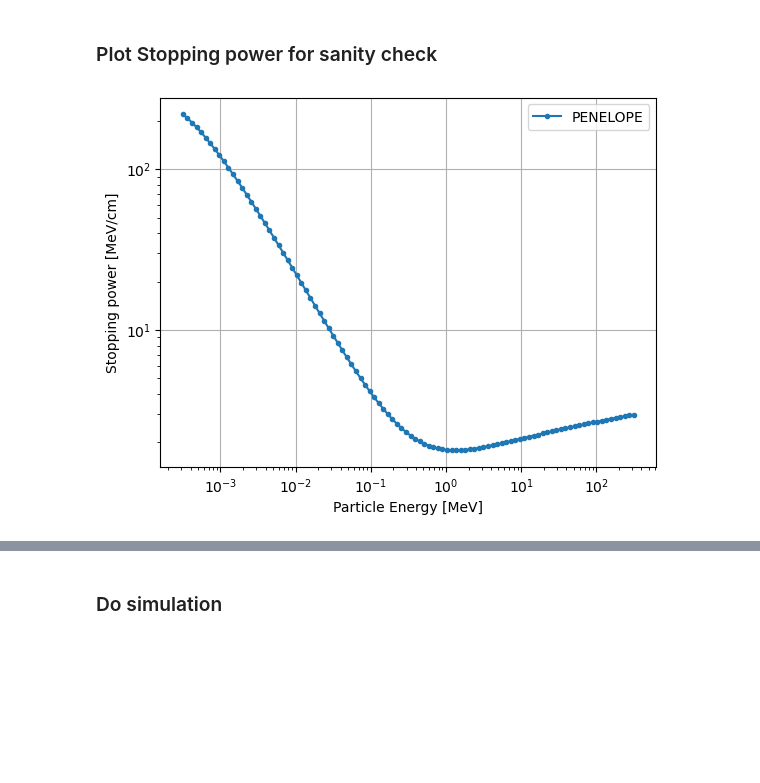
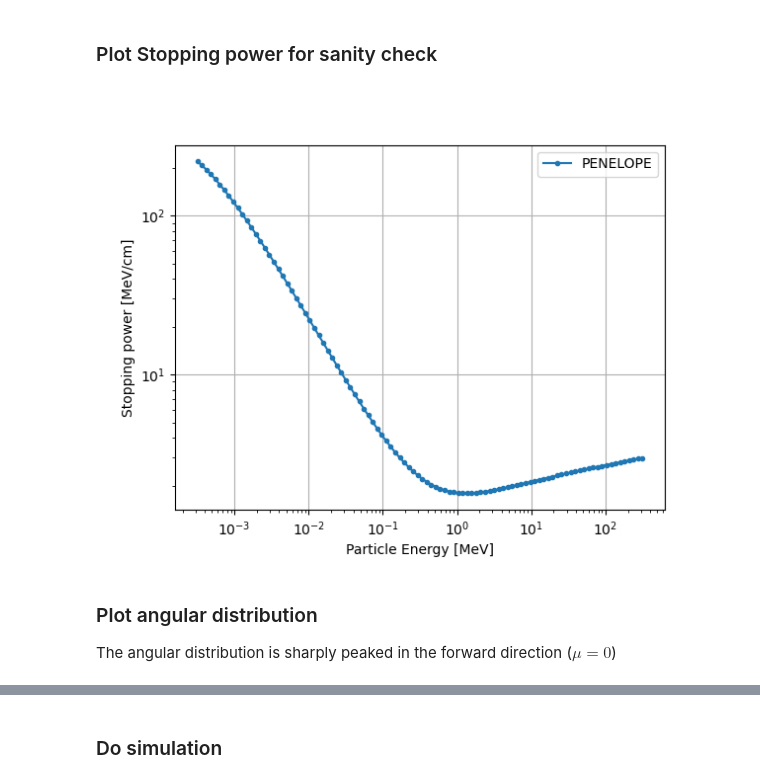
Before and after one commit to KlaasWillems/electronTransportCode, a Jupyter notebook: numericalExperiments/waterPhantom/WaterPhantomTest.ipynb, the cells around one changed output, grey strips where cells are left out. Cells and saved outputs as stored; diff of their text form; code cells hidden in the pictures; blank space fills up the shorter version.

```diff
--- a/numericalExperiments/waterPhantom/WaterPhantomTest.ipynb
+++ b/numericalExperiments/waterPhantom/WaterPhantomTest.ipynb
@@ -44,15 +45,18 @@ particleTracer = AnalogParticleTracer(particle=particle, simOptions=waterPhantom
 # %% [markdown]
 ### Plot Stopping power for sanity check
 # %%
-M1 = Material()
+from electronTransportCode.Material import WaterMaterial
 logrange = np.logspace(-3.5, 2.5, 100)  # MeV
-stopping_power1 = np.array([particle.evalStoppingPower(E/ERE, M1)*ERE for E in logrange])  # MeV/cm
+stopping_power1 = np.array([particle.evalStoppingPower(E/ERE, WaterMaterial)*ERE for E in logrange])  # MeV/cm
 
 plt.figure(1)
 plt.loglog(logrange, stopping_power1, '.-', label='PENELOPE')
 plt.xlabel('Particle Energy [MeV]')
 plt.ylabel('Stopping power [MeV/cm]')
 plt.legend()
 plt.grid()
 # %% [output]
-[figure, old version]
+[figure, new version]
+# %% [markdown]
+### Plot angular distribution
+The angular distribution is sharply peaked in the forward direction ($\mu = 0$)
```
Also changed, not shown: parts of 9 cells of this notebook, 8 other files.
